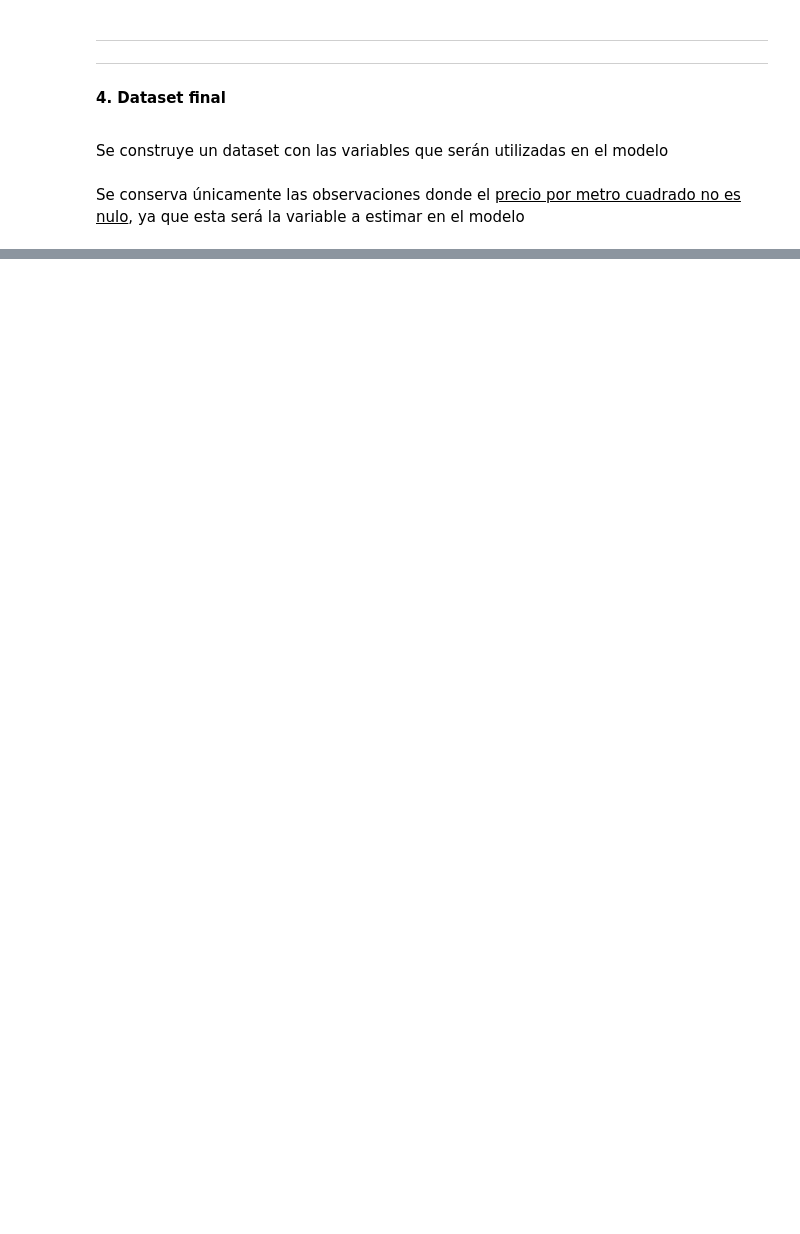
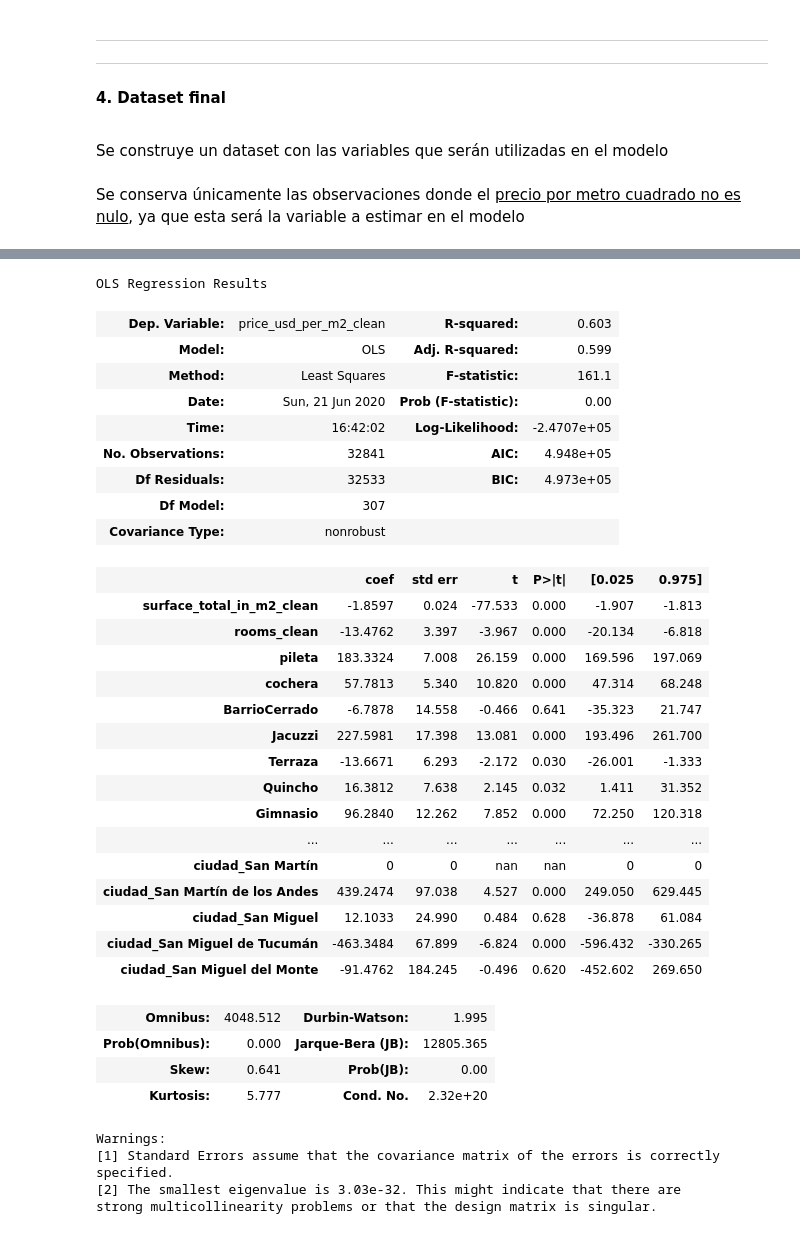
Before and after one commit to Hacho55/DataScience_Grp5, a Jupyter notebook: Entregables/Desafio 2/Grupo5_Desafio2-Horacio_.ipynb, the cells around one changed output, grey strips where cells are left out. Cells and saved outputs as stored; diff of their text form; code cells hidden in the pictures; blank space fills up the shorter version.

```diff
--- a/Entregables/Desafio 2/Grupo5_Desafio2-Horacio_.ipynb
+++ b/Entregables/Desafio 2/Grupo5_Desafio2-Horacio_.ipynb
@@ -1577,0 +1289,5 @@ betas.loc[betas_0_mask,:]
+# %%
+dataNoCiudad = dataNoCiudad[dataNoCiudad.provincia != "Capital Federal"]
+dataNoCiudad = dataNoCiudad.drop(["barrio", "departamento", 'cantcocheras'], axis = 1)
+
+dataNoCiudad.head()
@@ -1577,0 +1302,3 @@ betas.loc[betas_0_mask,:]
+# %%
+dataNoCiudad = pd.get_dummies(data = dataNoCiudad, columns = ["ciudad", "property_type"], drop_first = True)
+dataNoCiudad.head()
@@ -1577,0 +1313,9 @@ betas.loc[betas_0_mask,:]
+# %%
+dataNoCiudad.dropna(inplace = True)
+dataNoCiudadTarget = dataNoCiudad.price_usd_per_m2_clean
+
+dataNoCiudadFeatures = dataNoCiudad.drop(['price_aprox_usd_clean','price_usd_per_m2_clean','provincia'\
+                             ], axis = 1)
+
+
+dataNoCiudadFeatures["constant"] = 1
@@ -1577,0 +1332,44 @@ betas.loc[betas_0_mask,:]
+# %%
+XtrainN , XtestN , ytrainN , ytestN = train_test_split(dataNoCiudadFeatures,dataNoCiudadTarget)
+
+#Xtrain = sm.add_constant(Xtrain)
+model_smN = sm.OLS(ytrainN,XtrainN).fit()
+
+#model_reg_lasso = sm.OLS(ytrain,Xtrain).fit_regularized(method='elastic_net', alpha=0.02, L1_wt = 1)
+# %%
+model_smN.summary()
+# %% [output]
+OLS Regression Results
+| Dep. Variable: | price_usd_per_m2_clean | R-squared: | 0.603 |
+| Model: | OLS | Adj. R-squared: | 0.599 |
+| Method: | Least Squares | F-statistic: | 161.1 |
+| Date: | Sun, 21 Jun 2020 | Prob (F-statistic): | 0.00 |
+| Time: | 16:42:02 | Log-Likelihood: | -2.4707e+05 |
+| No. Observations: | 32841 | AIC: | 4.948e+05 |
+| Df Residuals: | 32533 | BIC: | 4.973e+05 |
+| Df Model: | 307 |  |  |
+| Covariance Type: | nonrobust |  |  |
+|  | coef | std err | t | P>|t| | [0.025 | 0.975] |
+| surface_total_in_m2_clean | -1.8597 | 0.024 | -77.533 | 0.000 | -1.907 | -1.813 |
+| rooms_clean | -13.4762 | 3.397 | -3.967 | 0.000 | -20.134 | -6.818 |
+| pileta | 183.3324 | 7.008 | 26.159 | 0.000 | 169.596 | 197.069 |
+| cochera | 57.7813 | 5.340 | 10.820 | 0.000 | 47.314 | 68.248 |
+| BarrioCerrado | -6.7878 | 14.558 | -0.466 | 0.641 | -35.323 | 21.747 |
+| Jacuzzi | 227.5981 | 17.398 | 13.081 | 0.000 | 193.496 | 261.700 |
+| Terraza | -13.6671 | 6.293 | -2.172 | 0.030 | -26.001 | -1.333 |
+| Quincho | 16.3812 | 7.638 | 2.145 | 0.032 | 1.411 | 31.352 |
+| Gimnasio | 96.2840 | 12.262 | 7.852 | 0.000 | 72.250 | 120.318 |
+| ... | ... | ... | ... | ... | ... | ... |
+| ciudad_San Martín | 0 | 0 | nan | nan | 0 | 0 |
+| ciudad_San Martín de los Andes | 439.2474 | 97.038 | 4.527 | 0.000 | 249.050 | 629.445 |
+| ciudad_San Miguel | 12.1033 | 24.990 | 0.484 | 0.628 | -36.878 | 61.084 |
+| ciudad_San Miguel de Tucumán | -463.3484 | 67.899 | -6.824 | 0.000 | -596.432 | -330.265 |
+| ciudad_San Miguel del Monte | -91.4762 | 184.245 | -0.496 | 0.620 | -452.602 | 269.650 |
+| Omnibus: | 4048.512 | Durbin-Watson: | 1.995 |
+| Prob(Omnibus): | 0.000 | Jarque-Bera (JB): | 12805.365 |
+| Skew: | 0.641 | Prob(JB): | 0.00 |
+| Kurtosis: | 5.777 | Cond. No. | 2.32e+20 |
+Warnings:
+[1] Standard Errors assume that the covariance matrix of the errors is correctly specified.
+[2] The smallest eigenvalue is 3.03e-32. This might indicate that there are
+strong multicollinearity problems or that the design matrix is singular.
```
Also changed, not shown: parts of 86 cells of this notebook.
